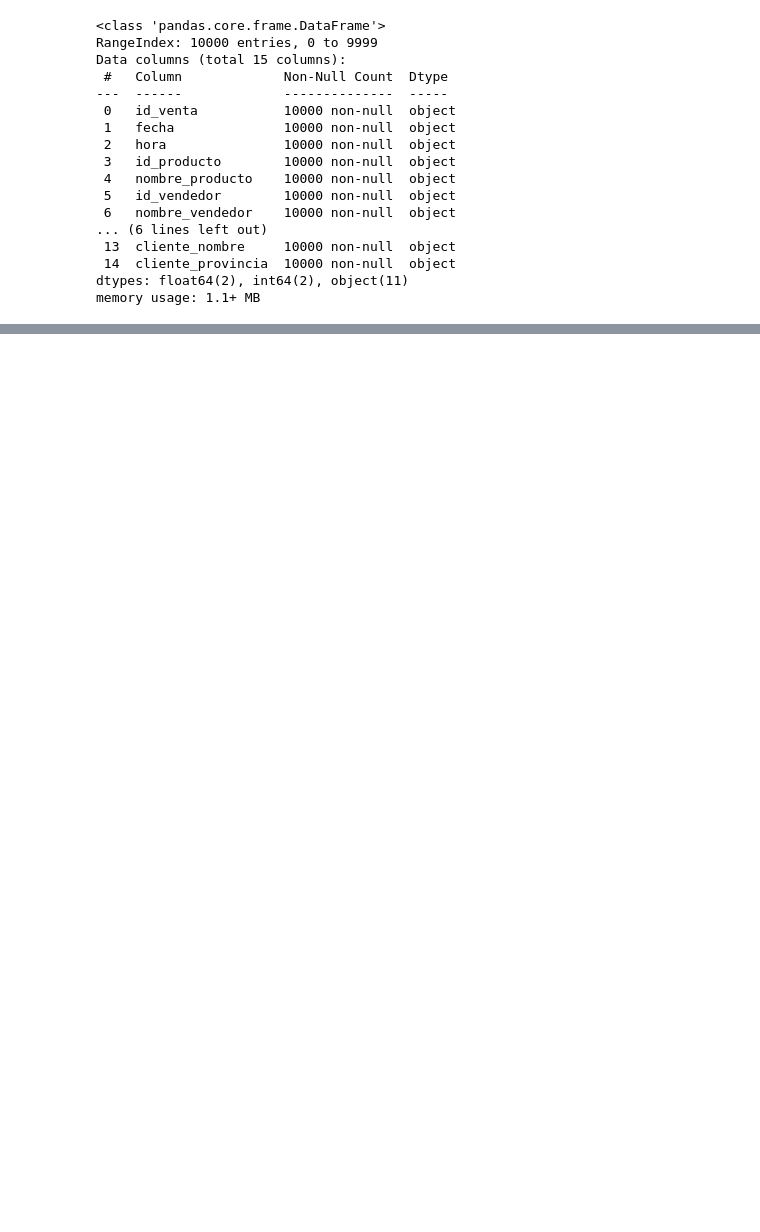
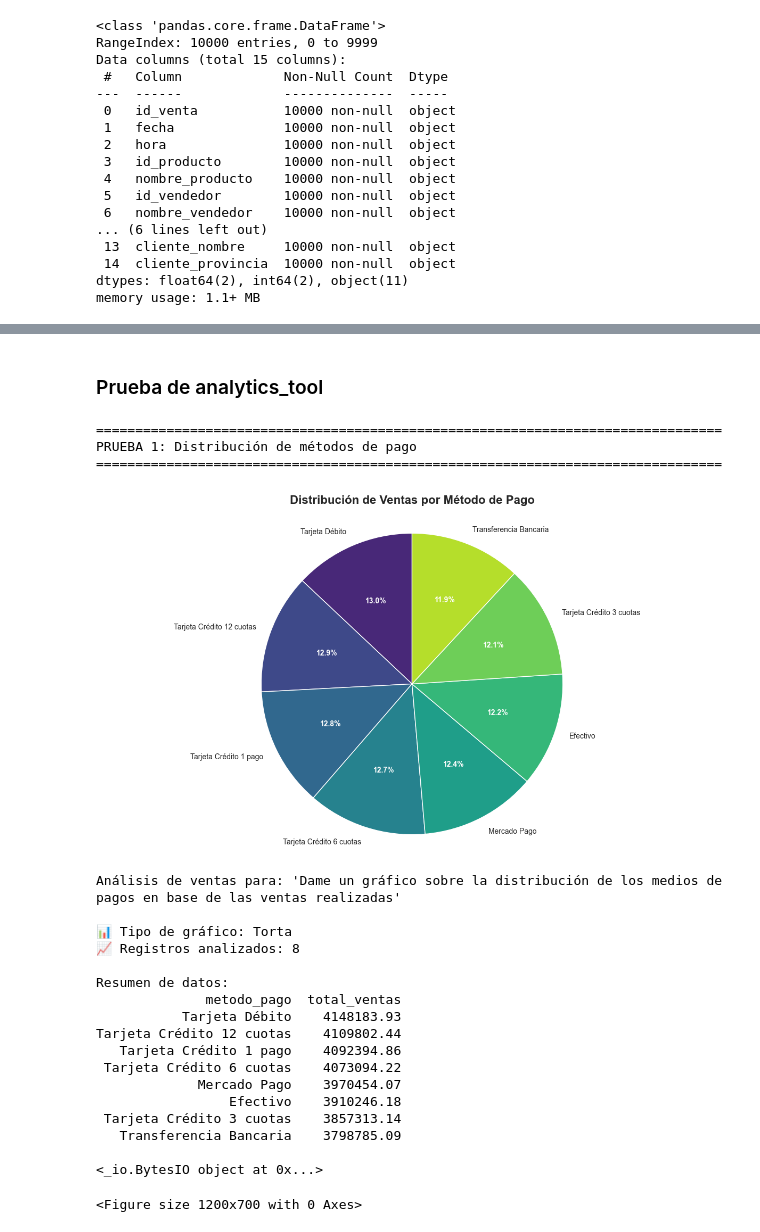
Before and after one commit to valenrosito/nlp-rag-agent-electrodomesticos, a Jupyter notebook: 2.rag_agent.ipynb, the cells around one changed output, grey strips where cells are left out. Saved outputs shown, nothing was run; the diff lists cells and outputs as text; code cells hidden in the pictures; blank space fills up the shorter version.

Commit message:
feat(agent): - Creacion de Agente en LangChain   - Creacion del prompt para el agente   - Prueba de ejemplos de consulta

```diff
--- a/2.rag_agent.ipynb
+++ b/2.rag_agent.ipynb
@@ -1920,0 +1831,12 @@ memory usage: 1.1+ MB
+# %%
+def get_sql_schema_context() -> str:
+    """
+    Genera contexto sobre el schema de la base de datos SQL para el LLM
+    """
+    with open(METADATA_DIR / "sql_schema_context.txt", "r", encoding="utf-8") as f:
+        context = f.read()
+
+    return context
+
+sql_schema_context = get_sql_schema_context()
+print(f"  Longitud: {len(sql_schema_context)} caracteres ~ {len(sql_schema_context)//3} tokens")
@@ -1920,0 +2158,34 @@ memory usage: 1.1+ MB
+# %% [markdown]
+### Prueba de analytics_tool
+# %%
+# Prueba 1: Distribución de métodos de pago (gráfico de torta)
+print("="*80)
+print("PRUEBA 1: Distribución de métodos de pago")
+print("="*80)
+
+consulta1 = "Dame un gráfico sobre la distribución de los medios de pagos en base de las ventas realizadas"
+resultado1 = analytics_tool.invoke({"query": consulta1})
+print(resultado1)
+# %% [output]
+================================================================================
+PRUEBA 1: Distribución de métodos de pago
+================================================================================
+[figure, added]
+Análisis de ventas para: 'Dame un gráfico sobre la distribución de los medios de pagos en base de las ventas realizadas'
+
+📊 Tipo de gráfico: Torta
+📈 Registros analizados: 8
+
+Resumen de datos:
+              metodo_pago  total_ventas
+           Tarjeta Débito    4148183.93
+Tarjeta Crédito 12 cuotas    4109802.44
+   Tarjeta Crédito 1 pago    4092394.86
+ Tarjeta Crédito 6 cuotas    4073094.22
+             Mercado Pago    3970454.07
+                 Efectivo    3910246.18
+ Tarjeta Crédito 3 cuotas    3857313.14
+   Transferencia Bancaria    3798785.09
+
+<_io.BytesIO object at 0x...>
+<Figure size 1200x700 with 0 Axes>
```
Also changed, not shown: parts of 35 cells of this notebook, 3 other files.
